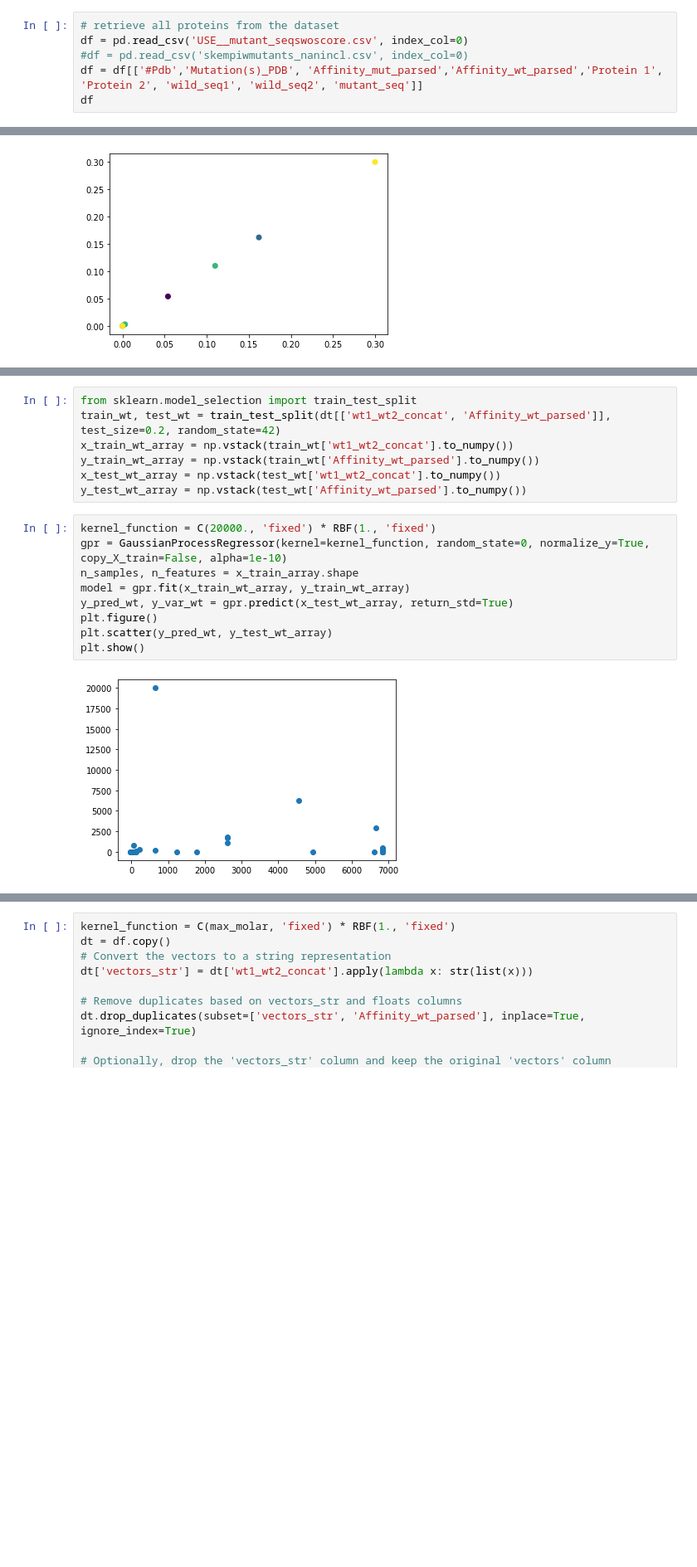
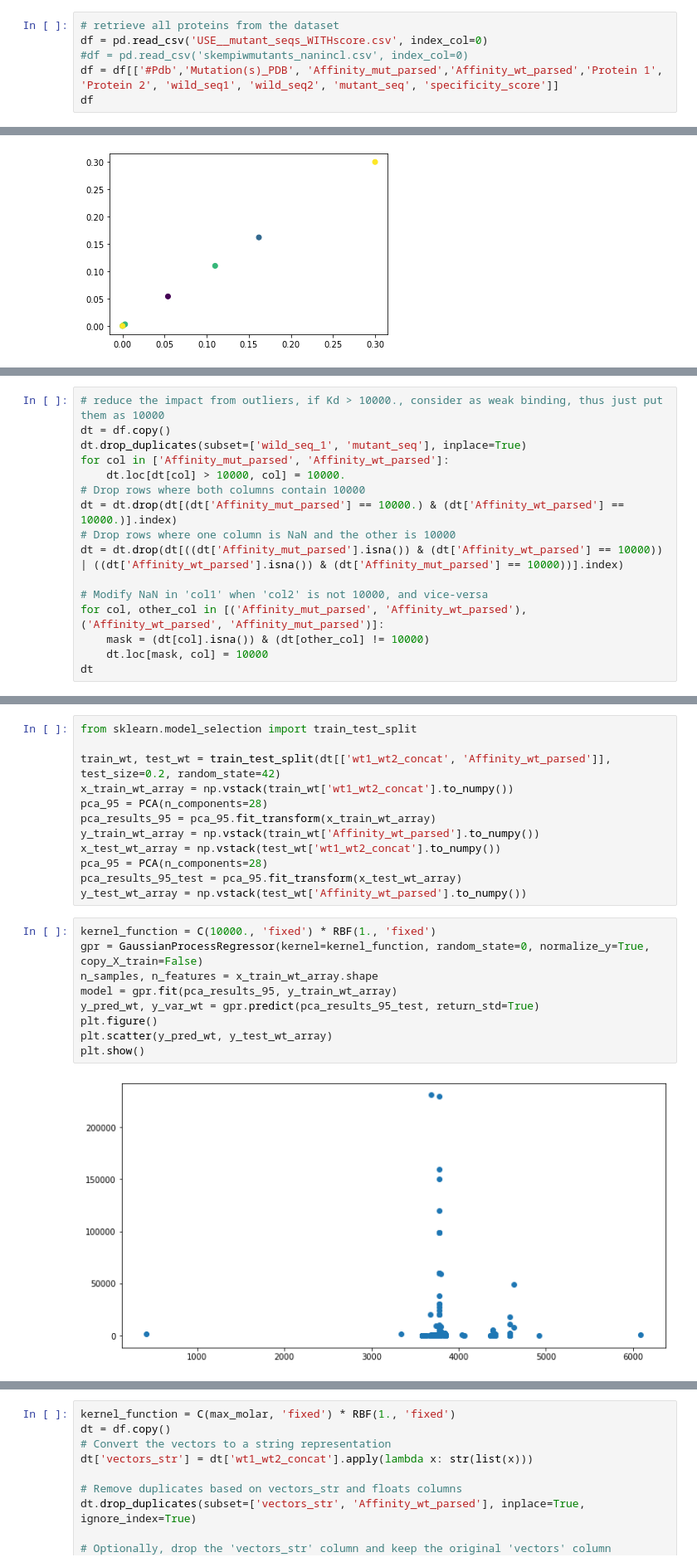
Before and after one commit to ynuozhang/mutant_specific, a Jupyter notebook: skempi_protein_visualization/skempi_gaussian_process_test.ipynb, the cells around one changed output, grey strips where cells are left out. Shown at 83% size. Cells and saved outputs as stored; diff of their text form; blank space fills up the shorter version.

Commit message:
update script for models

```diff
--- a/skempi_protein_visualization/skempi_gaussian_process_test.ipynb
+++ b/skempi_protein_visualization/skempi_gaussian_process_test.ipynb
@@ -14,9 +17,9 @@ import plotly.express as px
 %matplotlib inline
 # %%
 # retrieve all proteins from the dataset
-df = pd.read_csv('USE__mutant_seqswoscore.csv', index_col=0)
+df = pd.read_csv('USE__mutant_seqs_WITHscore.csv', index_col=0)
 #df = pd.read_csv('skempiwmutants_nanincl.csv', index_col=0)
-df = df[['#Pdb','Mutation(s)_PDB', 'Affinity_mut_parsed','Affinity_wt_parsed','Protein 1', 'Protein 2', 'wild_seq1', 'wild_seq2', 'mutant_seq']]
+df = df[['#Pdb','Mutation(s)_PDB', 'Affinity_mut_parsed','Affinity_wt_parsed','Protein 1', 'Protein 2', 'wild_seq1', 'wild_seq2', 'mutant_seq', 'specificity_score']]
 df
 # %% [output]
 |  | #Pdb | Mutation(s)_PDB | Affinity_mut_parsed | Affinity_wt_parsed | Protein 1 | Protein 2 | wild_seq1 | ... |
@@ -851,0 +822,16 @@ dt
+# %%
+# reduce the impact from outliers, if Kd > 10000., consider as weak binding, thus just put them as 10000
+dt = df.copy()
+dt.drop_duplicates(subset=['wild_seq_1', 'mutant_seq'], inplace=True)
+for col in ['Affinity_mut_parsed', 'Affinity_wt_parsed']:
+    dt.loc[dt[col] > 10000, col] = 10000.
+# Drop rows where both columns contain 10000
+dt = dt.drop(dt[(dt['Affinity_mut_parsed'] == 10000.) & (dt['Affinity_wt_parsed'] == 10000.)].index)
+# Drop rows where one column is NaN and the other is 10000
+dt = dt.drop(dt[((dt['Affinity_mut_parsed'].isna()) & (dt['Affinity_wt_parsed'] == 10000)) | ((dt['Affinity_wt_parsed'].isna()) & (dt['Affinity_mut_parsed'] == 10000))].index)
+
+# Modify NaN in 'col1' when 'col2' is not 10000, and vice-versa
+for col, other_col in [('Affinity_mut_parsed', 'Affinity_wt_parsed'), ('Affinity_wt_parsed', 'Affinity_mut_parsed')]:
+    mask = (dt[col].isna()) & (dt[other_col] != 10000)
+    dt.loc[mask, col] = 10000
+dt
@@ -865,18 +929,23 @@ y_test_wt_array = np.vstack(test_wt['Affinity_wt_parsed'].to_numpy())
 # %%
 from sklearn.model_selection import train_test_split
+
 train_wt, test_wt = train_test_split(dt[['wt1_wt2_concat', 'Affinity_wt_parsed']], test_size=0.2, random_state=42)
 x_train_wt_array = np.vstack(train_wt['wt1_wt2_concat'].to_numpy())
+pca_95 = PCA(n_components=28)
+pca_results_95 = pca_95.fit_transform(x_train_wt_array)
 y_train_wt_array = np.vstack(train_wt['Affinity_wt_parsed'].to_numpy())
 x_test_wt_array = np.vstack(test_wt['wt1_wt2_concat'].to_numpy())
+pca_95 = PCA(n_components=28)
+pca_results_95_test = pca_95.fit_transform(x_test_wt_array)
 y_test_wt_array = np.vstack(test_wt['Affinity_wt_parsed'].to_numpy())
 # %%
-kernel_function = C(20000., 'fixed') * RBF(1., 'fixed')
-gpr = GaussianProcessRegressor(kernel=kernel_function, random_state=0, normalize_y=True, copy_X_train=False, alpha=1e-10)
-n_samples, n_features = x_train_array.shape
-model = gpr.fit(x_train_wt_array, y_train_wt_array)
-y_pred_wt, y_var_wt = gpr.predict(x_test_wt_array, return_std=True)
+kernel_function = C(10000., 'fixed') * RBF(1., 'fixed')
+gpr = GaussianProcessRegressor(kernel=kernel_function, random_state=0, normalize_y=True, copy_X_train=False)
+n_samples, n_features = x_train_wt_array.shape
+model = gpr.fit(pca_results_95, y_train_wt_array)
+y_pred_wt, y_var_wt = gpr.predict(pca_results_95_test, return_std=True)
 plt.figure()
 plt.scatter(y_pred_wt, y_test_wt_array)
 plt.show()
 # %% [output]
-[figure, old version]
+[figure, new version]
```
Also changed, not shown: parts of 28 cells of this notebook, 1 other file.
